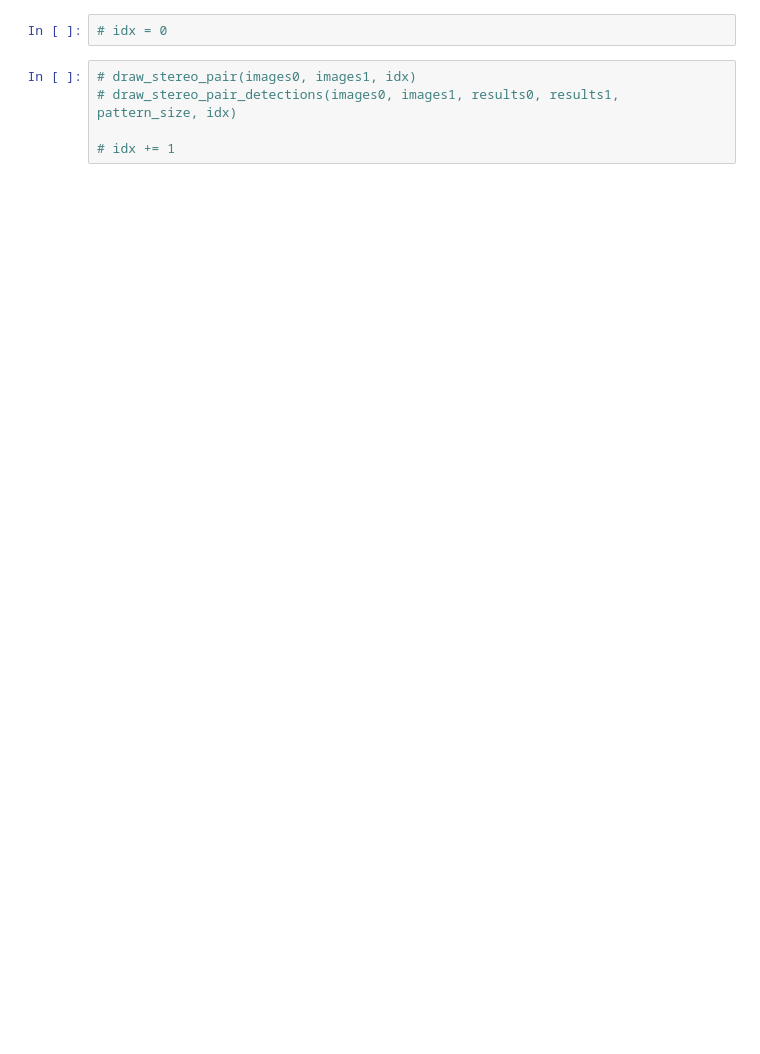
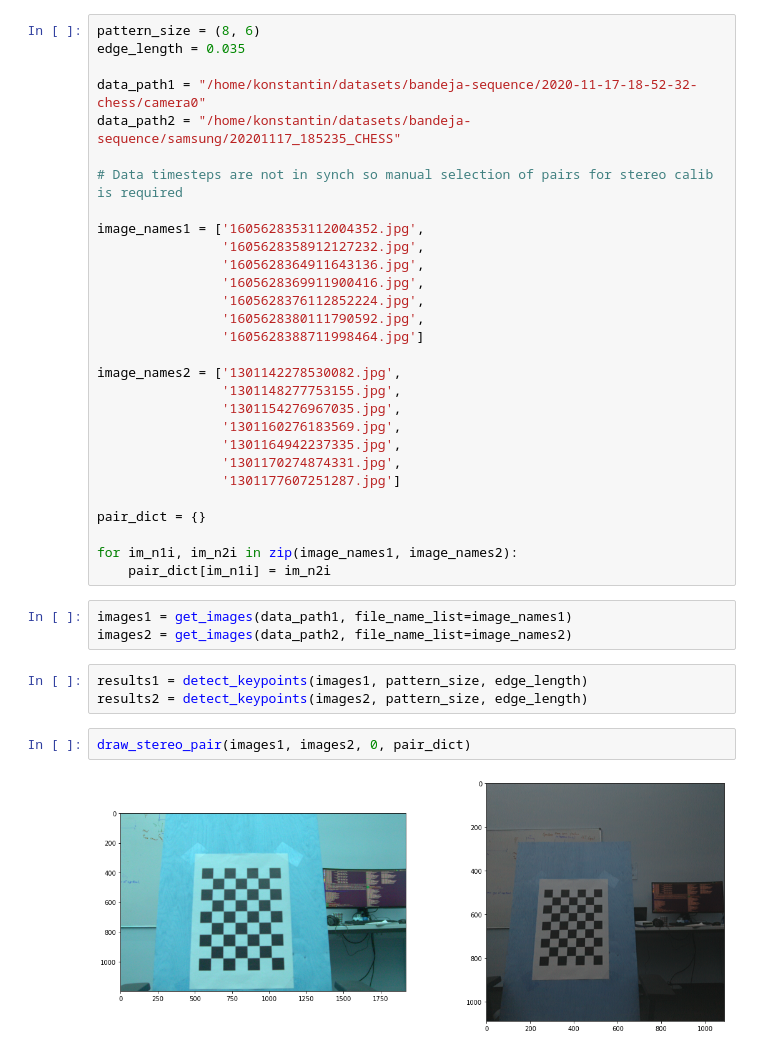
Before and after one commit to Marselka/CalibrationProject, a Jupyter notebook: extrinsics_calibration.ipynb, the cells around one changed output. Saved outputs shown, nothing was run; the diff lists cells and outputs as text; blank space fills up the shorter version.

```diff
--- a/extrinsics_calibration.ipynb
+++ b/extrinsics_calibration.ipynb
@@ -24,7 +25,39 @@ results1 = detect_keypoints(images1, pattern_size)
-# %%
-# idx = 0
-# %%
-# draw_stereo_pair(images0, images1, idx)
-# draw_stereo_pair_detections(images0, images1, results0, results1, pattern_size, idx)
-
-# idx += 1
+# %%
+pattern_size = (8, 6)
+edge_length = 0.035
+
+data_path1 = "/home/konstantin/datasets/bandeja-sequence/2020-11-17-18-52-32-chess/camera0"
+data_path2 = "/home/konstantin/datasets/bandeja-sequence/samsung/20201117_185235_CHESS"
+
+# Data timesteps are not in synch so manual selection of pairs for stereo calib is required
+
+image_names1 = ['1605628353112004352.jpg',
+                '1605628358912127232.jpg',
+                '1605628364911643136.jpg',
+                '1605628369911900416.jpg',
+                '1605628376112852224.jpg',
+                '1605628380111790592.jpg',
+                '1605628388711998464.jpg']
+
+image_names2 = ['1301142278530082.jpg',
+                '1301148277753155.jpg',
+                '1301154276967035.jpg',
+                '1301160276183569.jpg',
+                '1301164942237335.jpg',
+                '1301170274874331.jpg',
+                '1301177607251287.jpg']
+
+pair_dict = {}
+
+for im_n1i, im_n2i in zip(image_names1, image_names2):
+    pair_dict[im_n1i] = im_n2i
+# %%
+images1 = get_images(data_path1, file_name_list=image_names1)
+images2 = get_images(data_path2, file_name_list=image_names2)
+# %%
+results1 = detect_keypoints(images1, pattern_size, edge_length)
+results2 = detect_keypoints(images2, pattern_size, edge_length)
+# %%
+draw_stereo_pair(images1, images2, 0, pair_dict)
+# %% [output]
+[figure, added]
```
Also changed, not shown: parts of 24 cells of this notebook, 5 other files.
